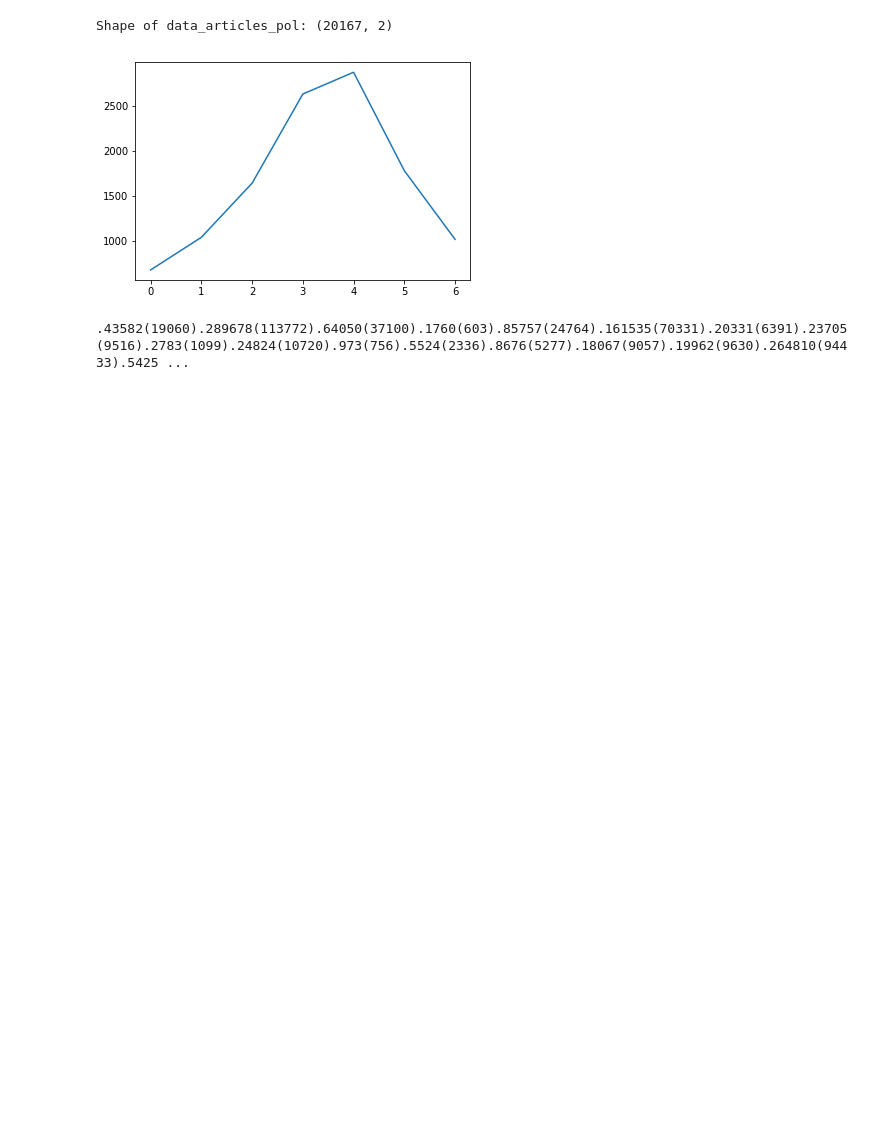
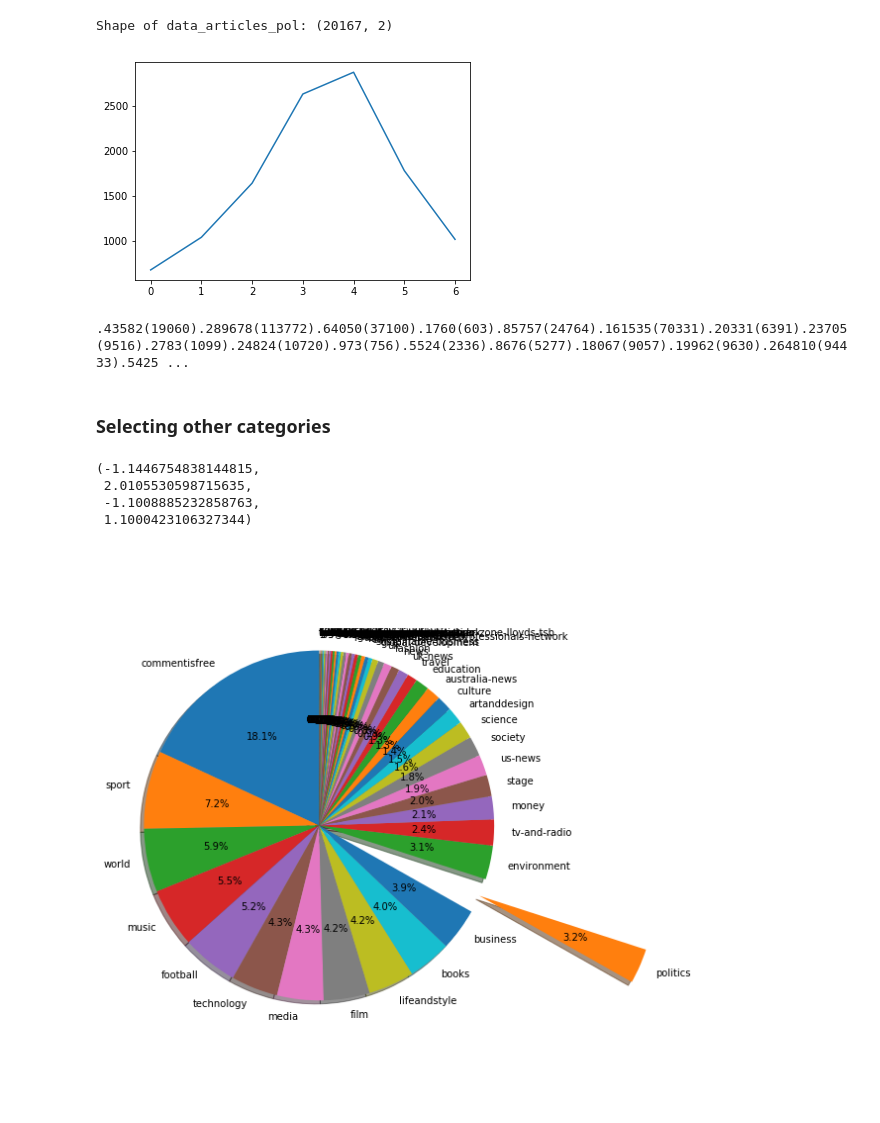
Before and after one commit to Chaoste/guardian-ranking, a Jupyter notebook: analysis/Prepare Data.ipynb, the cells around one changed output. Cells and saved outputs as stored; diff of their text form; code cells hidden in the pictures; blank space fills up the shorter version.

Commit message:
Inspect other categories

```diff
--- a/analysis/Prepare Data.ipynb
+++ b/analysis/Prepare Data.ipynb
@@ -87,3 +89,26 @@ data_comments_pol_all.columns = headline.columns  # shape = (?, 7)
 data_comments_pol_all.to_csv(SRC_COMMENTS_POL_WITH_REPLIES)
 # %% [output]
 .43582(19060).289678(113772).64050(37100).1760(603).85757(24764).161535(70331).20331(6391).23705(9516).2783(1099).24824(10720).973(756).5524(2336).8676(5277).18067(9057).19962(9630).264810(94433).5425 ...
+# %% [markdown]
+### Selecting other categories
+# %%
+# np.set_printoptions(threshold=np.inf)
+regex = re.compile('https://www\.theguardian\.com/([^/]*)(/(.*)|$)')
+sections = [regex.match(x).group(1) for x in data_articles['article_url'] if regex.match(x)]
+mismatches = [x for x in data_articles['article_url'].unique() if not regex.match(x)]
+print(f'Not matching URLs: {"  ".join(mismatches)}')
+
+section_counts = pd.DataFrame(sections).groupby(0).apply(lambda x: len(x))
+section_counts = list(zip(section_counts.index, section_counts.values))
+section_counts = np.array(sorted(section_counts, reverse=True, key=lambda x: x[1]))
+
+fig, ax = plt.subplots(1, 1, figsize=(10, 10))
+ax.pie(section_counts[:, 1], labels=section_counts[:, 0], autopct='%1.1f%%',
+       explode=[x == 'politics' for x in section_counts[:, 0]],shadow=True, startangle=90)
+ax.axis('equal')  # Equal aspect ratio ensures that pie is drawn as a circle.
+# %% [output]
+(-1.1446754838144815,
+ 2.0105530598715635,
+ -1.1008885232858763,
+ 1.1000423106327344)
+[figure, added]
```
Also changed, not shown: parts of 5 cells of this notebook, 3 other files.
